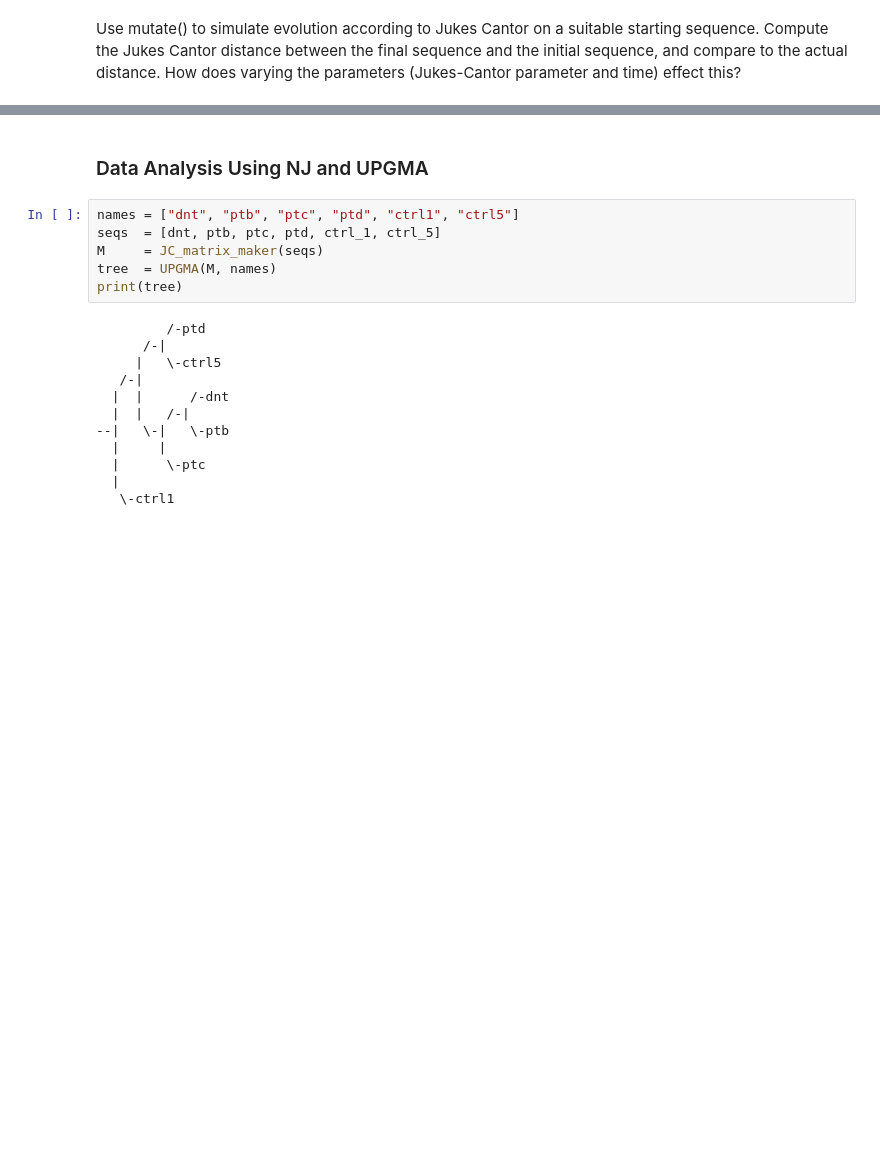
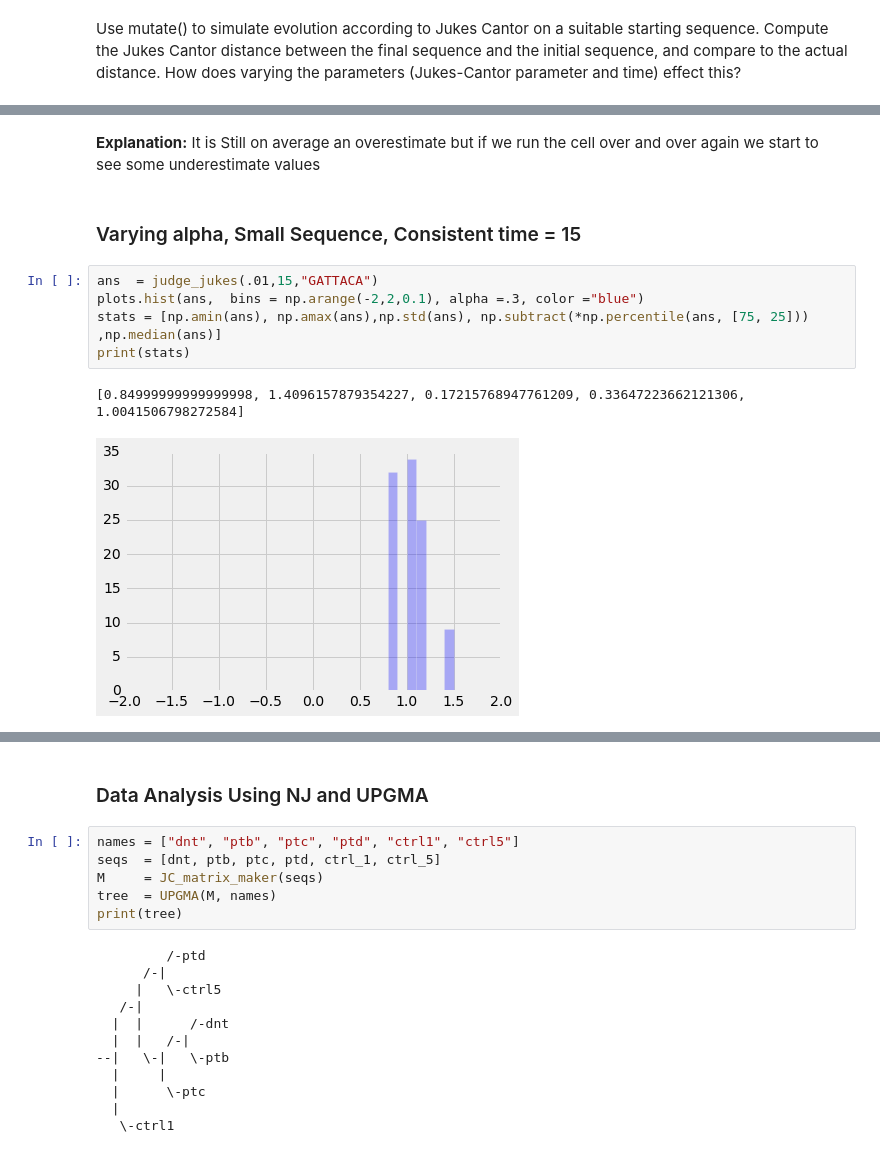
Before and after one commit to nixonpjoshua/Math127, a Jupyter notebook: proj_1.ipynb, the cells around one changed output, grey strips where cells are left out. Drawn from its saved outputs; the diff is of its cells as text; blank space fills up the shorter version.

```diff
--- a/proj_1.ipynb
+++ b/proj_1.ipynb
@@ -602,0 +641,12 @@ ptd    = chop(ptd)
+# %% [markdown]
+**Explanation:** It is Still on average an overestimate but if we run the  cell over and over again we start to see some underestimate values
+# %% [markdown]
+### Varying alpha, Small Sequence, Consistent time = 15
+# %%
+ans  = judge_jukes(.01,15,"GATTACA")
+plots.hist(ans,  bins = np.arange(-2,2,0.1), alpha =.3, color ="blue")
+stats = [np.amin(ans), np.amax(ans),np.std(ans), np.subtract(*np.percentile(ans, [75, 25])) ,np.median(ans)]
+print(stats)
+# %% [output]
+[0.84999999999999998, 1.4096157879354227, 0.17215768947761209, 0.33647223662121306, 1.0041506798272584]
+[figure, added]
```
Also changed, not shown: parts of 25 cells of this notebook.
